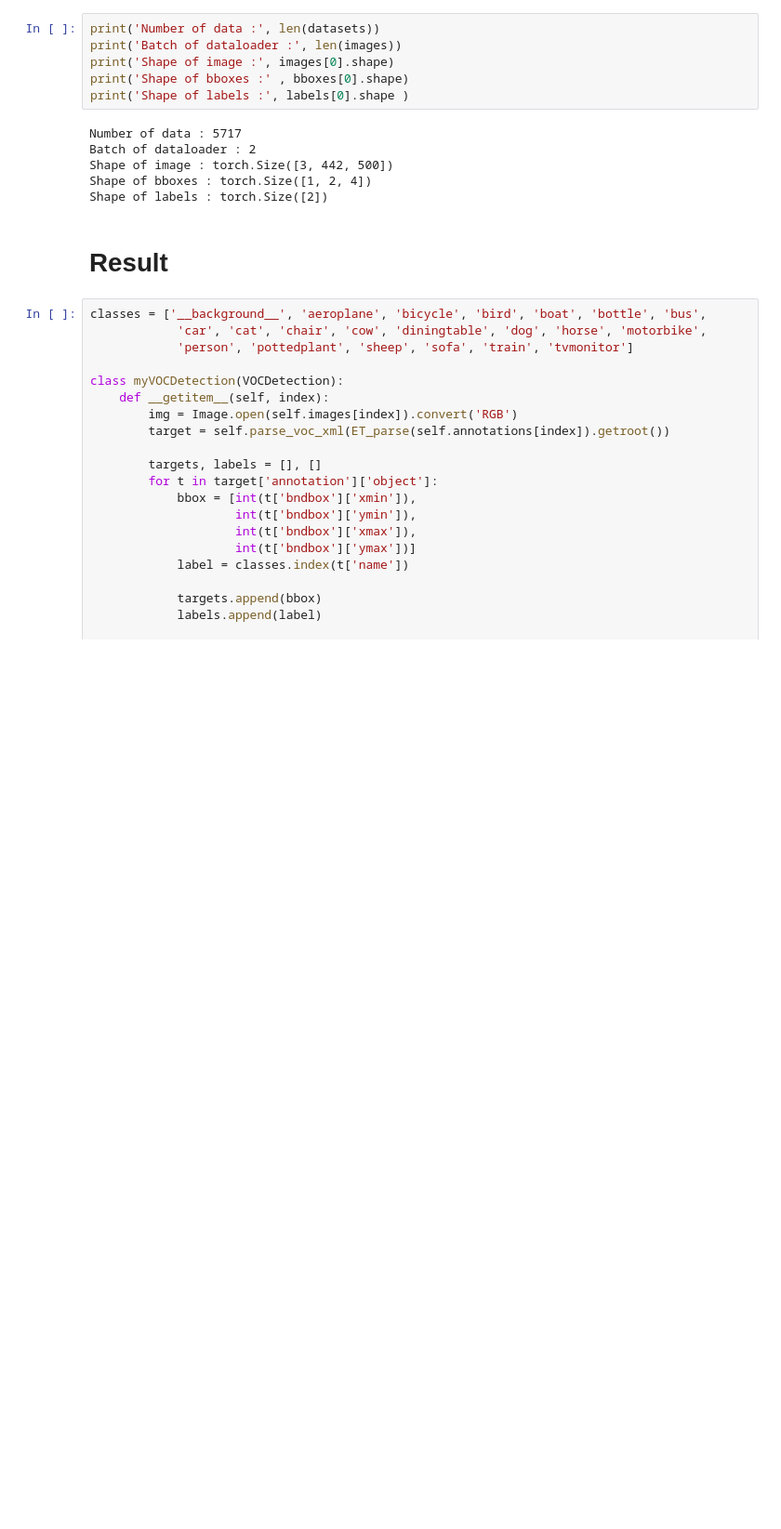
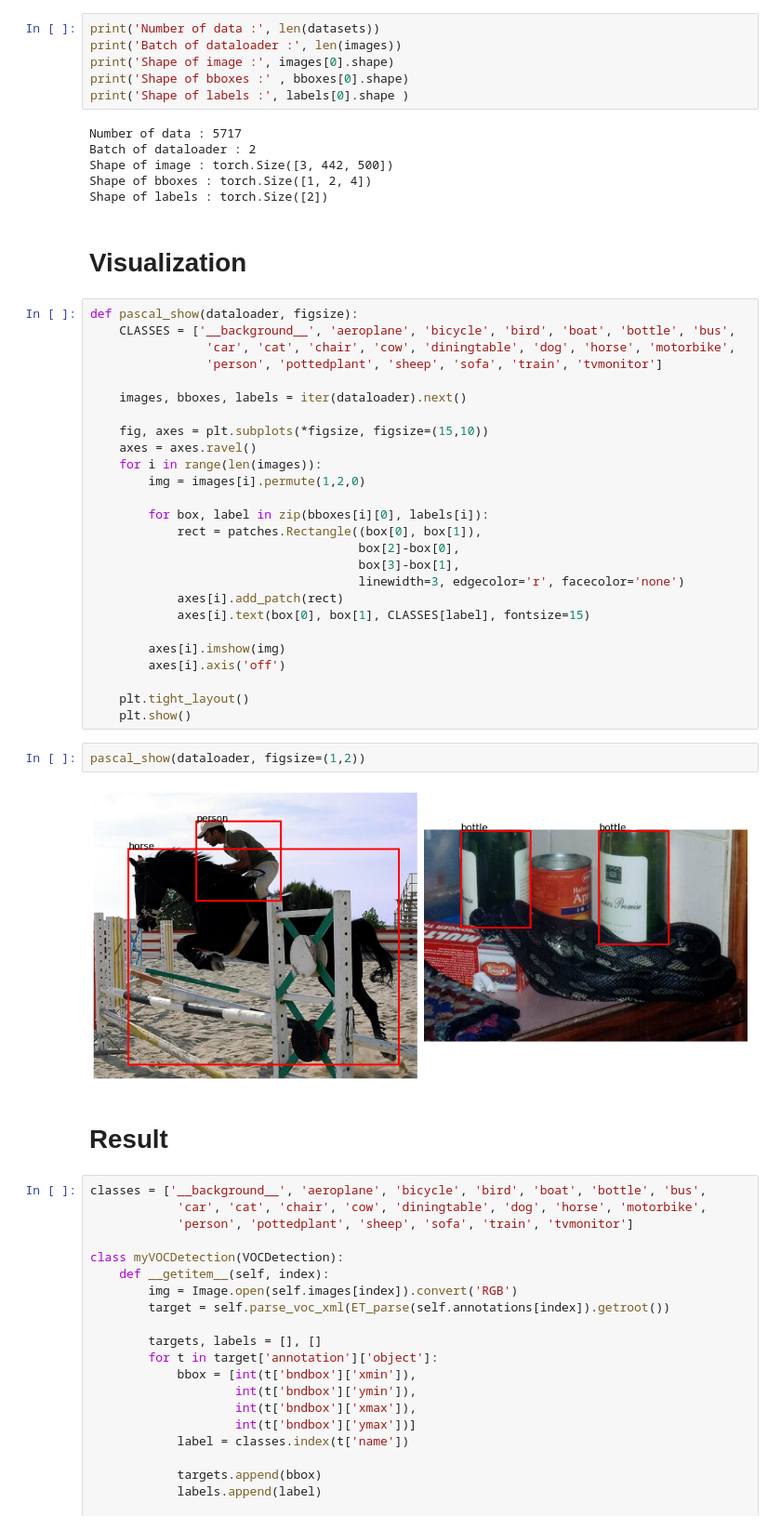
Before and after one commit to gjustin40/Pytorch-Cookbook, a Jupyter notebook: Advanced/PASCAL-VOC_Dataset.ipynb, the cells around one changed output. Shown at 93% size. Cells and saved outputs as stored; diff of their text form; blank space fills up the shorter version.

```diff
--- a/Advanced/PASCAL-VOC_Dataset.ipynb
+++ b/Advanced/PASCAL-VOC_Dataset.ipynb
@@ -174,6 +177,38 @@ Batch of dataloader : 2
 Shape of image : torch.Size([3, 442, 500])
 Shape of bboxes : torch.Size([1, 2, 4])
 Shape of labels : torch.Size([2])
+# %% [markdown]
+# Visualization
+# %%
+def pascal_show(dataloader, figsize):
+    CLASSES = ['__background__', 'aeroplane', 'bicycle', 'bird', 'boat', 'bottle', 'bus',
+                'car', 'cat', 'chair', 'cow', 'diningtable', 'dog', 'horse', 'motorbike',
+                'person', 'pottedplant', 'sheep', 'sofa', 'train', 'tvmonitor']
+
+    images, bboxes, labels = iter(dataloader).next()
+
+    fig, axes = plt.subplots(*figsize, figsize=(15,10))
+    axes = axes.ravel()
+    for i in range(len(images)):
+        img = images[i].permute(1,2,0)
+
+        for box, label in zip(bboxes[i][0], labels[i]):
+            rect = patches.Rectangle((box[0], box[1]),
+                                     box[2]-box[0],
+                                     box[3]-box[1],
+                                     linewidth=3, edgecolor='r', facecolor='none')
+            axes[i].add_patch(rect)
+            axes[i].text(box[0], box[1], CLASSES[label], fontsize=15)
+
+        axes[i].imshow(img)
+        axes[i].axis('off')
+
+    plt.tight_layout()
+    plt.show()
+# %%
+pascal_show(dataloader, figsize=(1,2))
+# %% [output]
+[figure, added]
 # %% [markdown]
 # Result
 # %%
```
Also changed, not shown: parts of 1 cell of this notebook.
